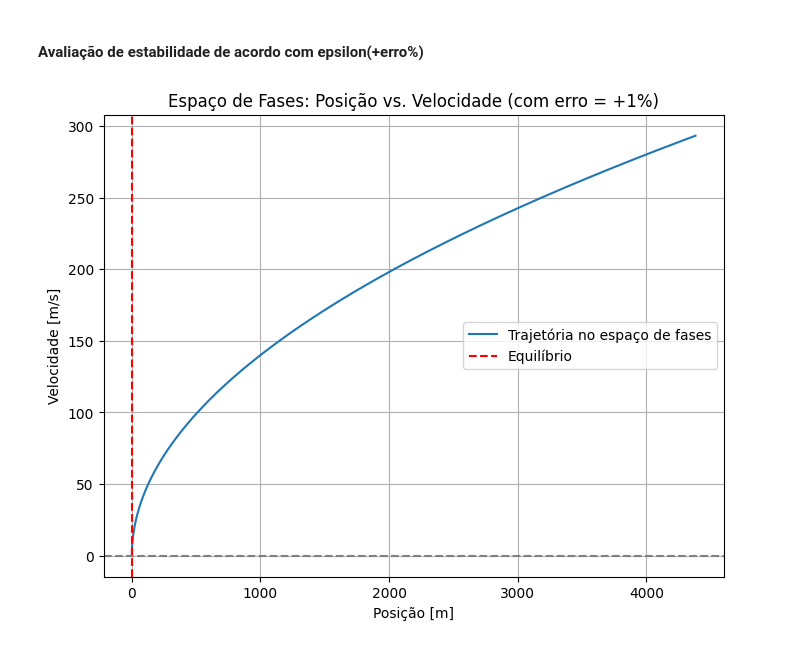
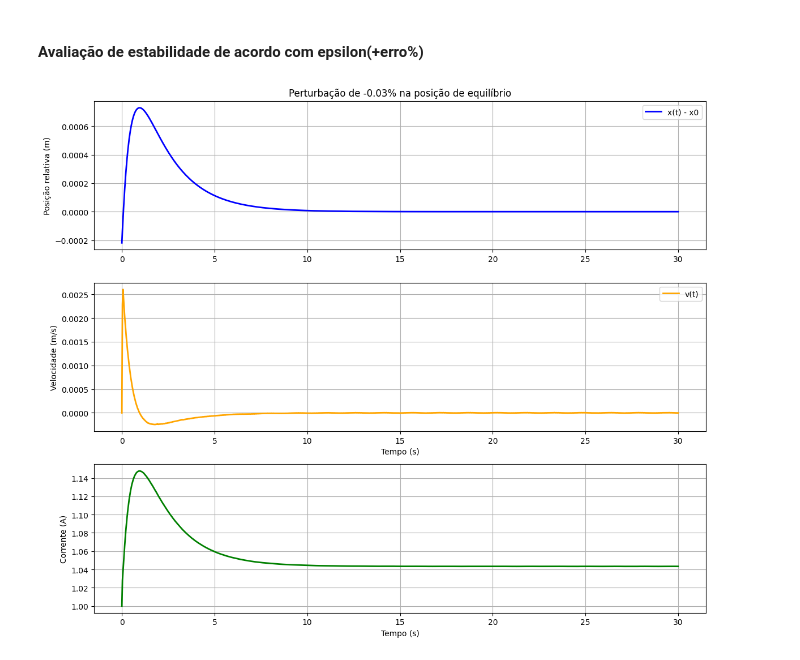
Before and after one commit to ArthurMesan/MSM, a Jupyter notebook: TP1/parte1.ipynb, the cells around one changed output. Drawn from its saved outputs; the diff is of its cells as text; code cells hidden in the pictures.

Commit message:
Correção parte 1 com os erros.

```diff
--- a/TP1/parte1.ipynb
+++ b/TP1/parte1.ipynb
@@ -48,6 +48,9 @@ def f(t, y):
     delta_u = Kp * e + Ki * int_e + Kd * der_e
     u = u0 + delta_u
 
+    i = np.clip(i, 0, 2)  # Limitar a corrente entre 0 e 2 A
+
+
     di_dt = (u - R * i - Bl(i, x) * v) / L(x)
     dx_dt = v
     dv_dt = g - f_m(i, x) / m
@@ -158,41 +101,54 @@ plt.show()
 # %% [markdown]
 #### Avaliação de estabilidade de acordo com epsilon(+erro%)
 # %%
-for p_erro in range (1, 4):
+epsilons = [-0.03, -0.02, -0.01, 0.01, 0.02, 0.03]
 
-    x0_perturbado = x0 + (x0 * (0.01 * p_erro))  # ou x0 * 0.97 para -3%
 
-    # Simulação com esse novo x0
-    trajetoria = simular_PID_espaco_fases(
-        x0_perturbado,  # nova posição inicial
-        0.0,            # velocidade inicial
-        i0,             # corrente inicial
-        x0,             # referência ainda é o x0 original (equilíbrio)
-        Kp, Ki, Kd,
-        u0,
-        m, R,
-        Bl(i0, x0),
-        L,
-        g,
-        f_m,
-        3000,  # número de passos
-        0.01   # dt
-    )
+# Ganhos do PID
+Kp = 190
+Ki = 20
+Kd = 20
 
-    # Posição e velocidade ao longo do tempo
-    pos = trajetoria[:, 1]
-    vel = trajetoria[:, 2]
+# Perturbação na resistência
+for epsilon in epsilons:
 
-    # Gráfico do espaço de fases
-    plt.figure(figsize=(8, 6))
-    plt.plot(pos, vel, label='Trajetória no espaço de fases')
-    plt.xlabel('Posição [m]')
-    plt.ylabel('Velocidade [m/s]')
-    plt.title(f'Espaço de Fases: Posição vs. Velocidade (com erro = +{p_erro}%)')
-    plt.grid(True)
-    plt.axhline(0, color='gray', linestyle='--')      # velocidade = 0
-    plt.axvline(x0, color='r', linestyle='--', label='Equilíbrio')  # posição de equilíbrio
-    plt.legend()
+    x0_perturbado = x0 * (1 + epsilon)
+
+    # Condições iniciais
+    y0 = [i0, x0_perturbado, 0.0, 0.0]  # [corrente, posição com erro, velocidade, erro acumulado]
+    t0, tf = 0, 30           # intervalo de simulação
+    t_eval = np.linspace(t0, tf, 1000)
+
+
+    sol = solve_ivp(f, (t0, tf), y0, t_eval=t_eval)
+
+    t = sol.t
+    i = sol.y[0]
+    x = sol.y[1]
+    v = sol.y[2]
+
+    i_max = np.max(i)
+
+    fig, axs = plt.subplots(3, 1, figsize=(12, 10))
+
+    axs[0].plot(t, x - x0, 'b', linewidth=2)  # diferença em relação ao x0 de equilíbrio
+    axs[0].set_ylabel('Posição relativa (m)')
+    axs[0].grid(True)
+    axs[0].legend(['x(t) - x0'])
+    axs[0].set_title(f'Perturbação de {epsilon}% na posição de equilíbrio')
+
+    axs[1].plot(t, v, 'orange', linewidth=2)
+    axs[1].set_ylabel('Velocidade (m/s)')
+    axs[1].legend(['v(t)'])
+    axs[1].set_xlabel('Tempo (s)')
+    axs[1].grid(True)
+
+    axs[2].plot(t, i, 'g', linewidth=2)
+    axs[2].set_xlabel('Tempo (s)')
+    axs[2].set_ylabel('Corrente (A)')
+    axs[2].grid(True)
+
+    plt.tight_layout()
     plt.show()
 # %% [output]
-[figure, old version]
+[figure, new version]
```
Also changed, not shown: parts of 5 cells of this notebook.
